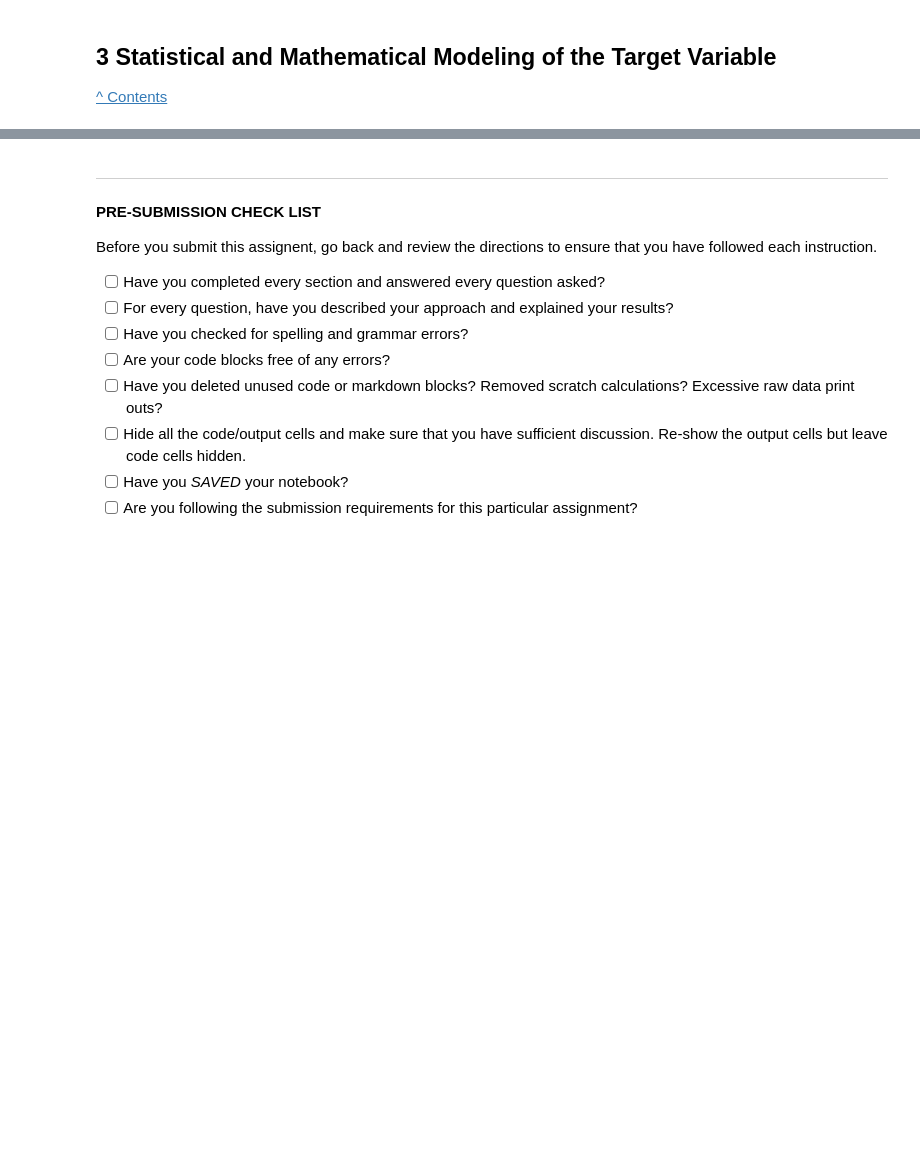
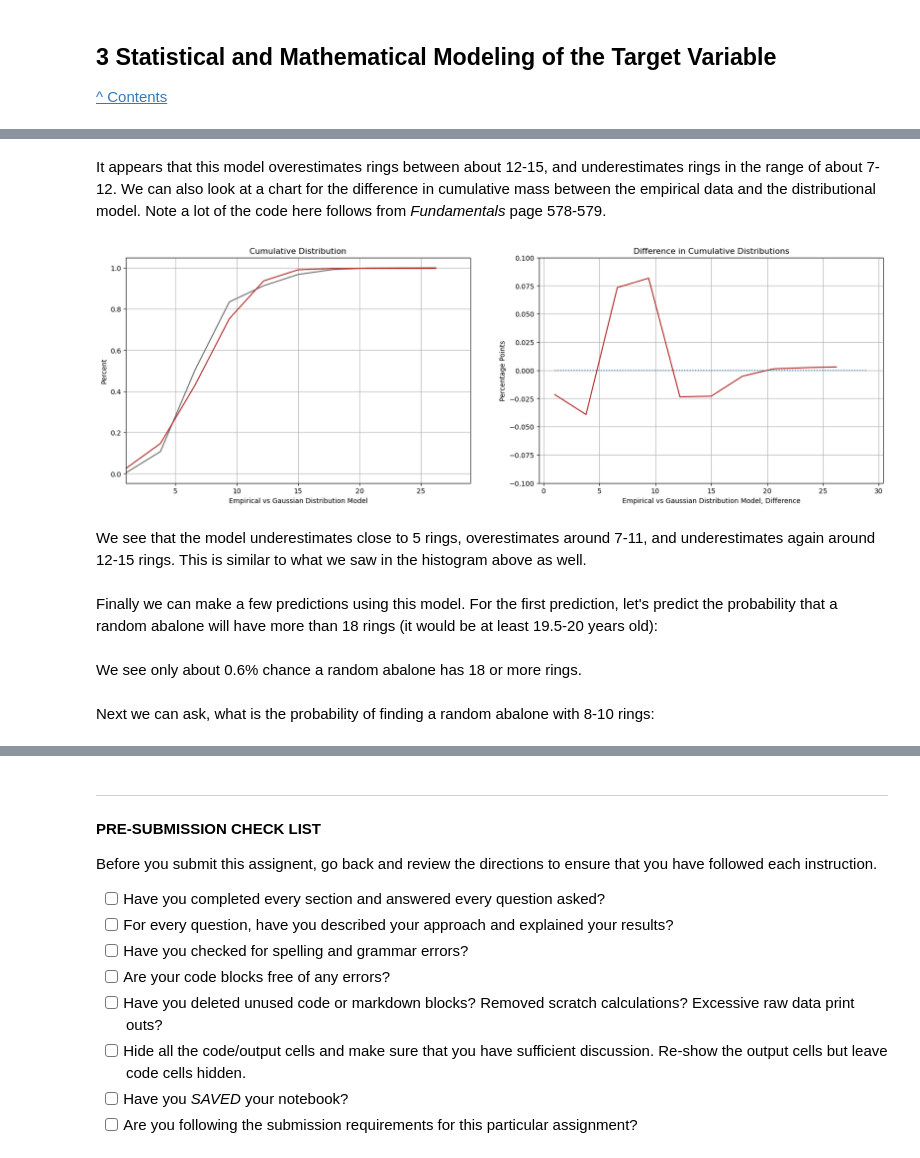
Before and after one commit to ansaridan/jhu-data-engineering-team-5, a Jupyter notebook: Problem_Set_3/Jhirsc21.ipynb, the cells around one changed output, grey strips where cells are left out. Cells and saved outputs as stored; diff of their text form; code cells hidden in the pictures; blank space fills up the shorter version.

```diff
--- a/Problem_Set_3/Jhirsc21.ipynb
+++ b/Problem_Set_3/Jhirsc21.ipynb
@@ -963,0 +1023,52 @@ Although we do see some areas where there are mixed catergories for rings, one c
+# %% [markdown]
+It appears that this model overestimates rings between about 12-15, and underestimates rings in the range of about 7-12. We can also look at a chart for the difference in cumulative mass between the empirical data and the distributional model. Note a lot of the code here follows from *Fundamentals* page 578-579.
+# %%
+figure = plt.figure(figsize = (20,6))
+
+data = df['Rings']
+data_min = np.min(data)
+data_max = np.max(data)
+mu = np.mean(data)
+std = np.std(data)
+
+emp_weights = np.ones(len(data)) / len(data)
+axes = figure.add_subplot(1,2,1)
+
+vals, base = np.histogram(data, bins=10, weights=emp_weights)
+cumulative = np.cumsum(vals)
+
+axes.plot(base[:-1], cumulative, color='dimgray')
+axes.set_xlim((data_min, data_max))
+
+sampled_data = [mu + r*std for r in np.random.standard_normal(10000)]
+samp_weights = np.ones(len(sampled_data)) / len(sampled_data)
+vals2, base = np.histogram(sampled_data, bins=base, weights=samp_weights)
+cumulative2 = np.cumsum(vals2)
+
+axes.plot(base[:-1], cumulative2, color='firebrick')
+axes.set_title('Cumulative Distribution')
+axes.set_xlim((data_min, data_max))
+axes.set_ylabel('Percent')
+axes.set_xlabel('Empirical vs Gaussian Distribution Model')
+axes.grid(axis='y')
+axes.grid(axis='x')
+
+axes = figure.add_subplot(1,2,2)
+differences = cumulative - cumulative2
+axes.plot(base[:-1], differences, color='firebrick')
+axes.hlines(0, data_min, data_max, linestyles='dotted')
+axes.set_ylim((-0.1,0.1))
+axes.set_title('Difference in Cumulative Distributions')
+axes.set_xlabel('Empirical vs Gaussian Distribution Model, Difference')
+axes.set_ylabel('Percentage Points')
+axes.grid(axis='y')
+axes.grid(axis='x')
+
+plt.show()
+plt.close()
+# %% [output]
+[figure, added]
+# %% [markdown]
+We see that the model underestimates close to 5 rings, overestimates around 7-11, and underestimates again around 12-15 rings. This is similar to what we saw in the histogram above as well.
+# %% [markdown]
+Finally we can make a few predictions using this model. For the first prediction, let's predict the probability that a random abalone will have more than 18 rings (it would be at least 19.5-20 years old):
@@ -963,0 +1077,4 @@ Although we do see some areas where there are mixed catergories for rings, one c
+# %% [markdown]
+We see only about 0.6% chance a random abalone has 18 or more rings.
+# %% [markdown]
+Next we can ask, what is the probability of finding a random abalone with 8-10 rings:
```
Also changed, not shown: parts of 15 cells of this notebook, 1 other file.
